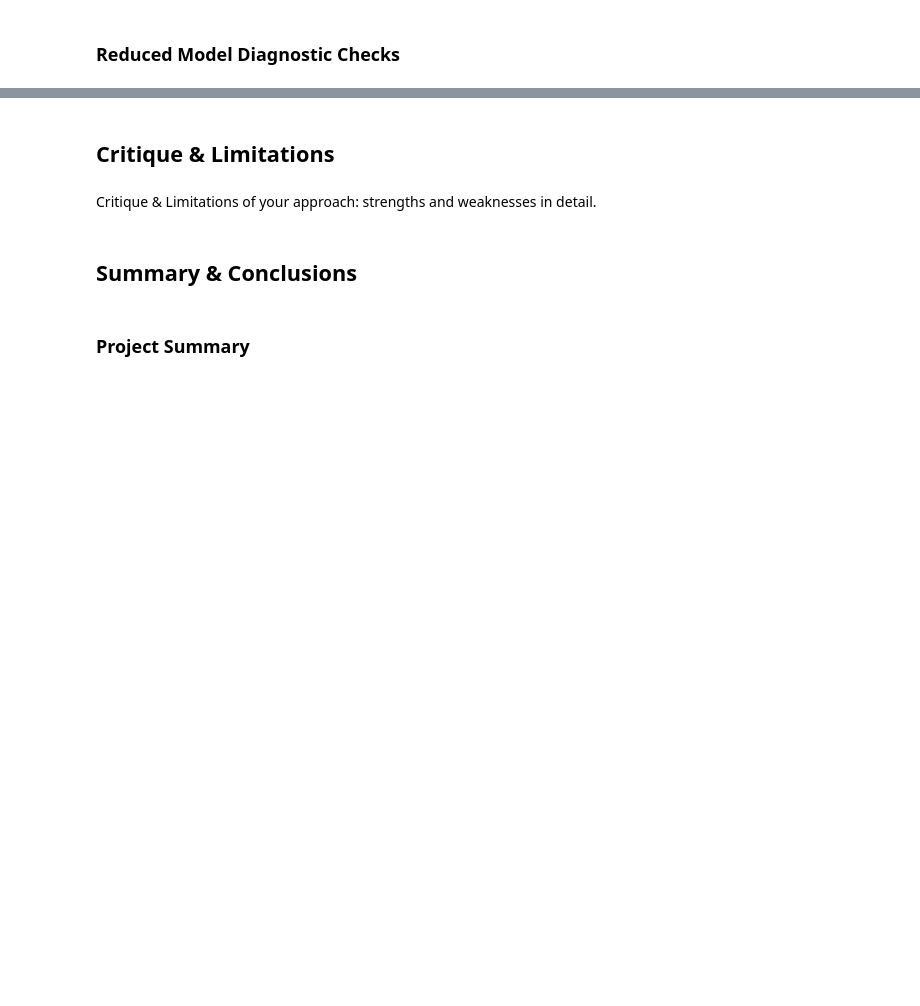
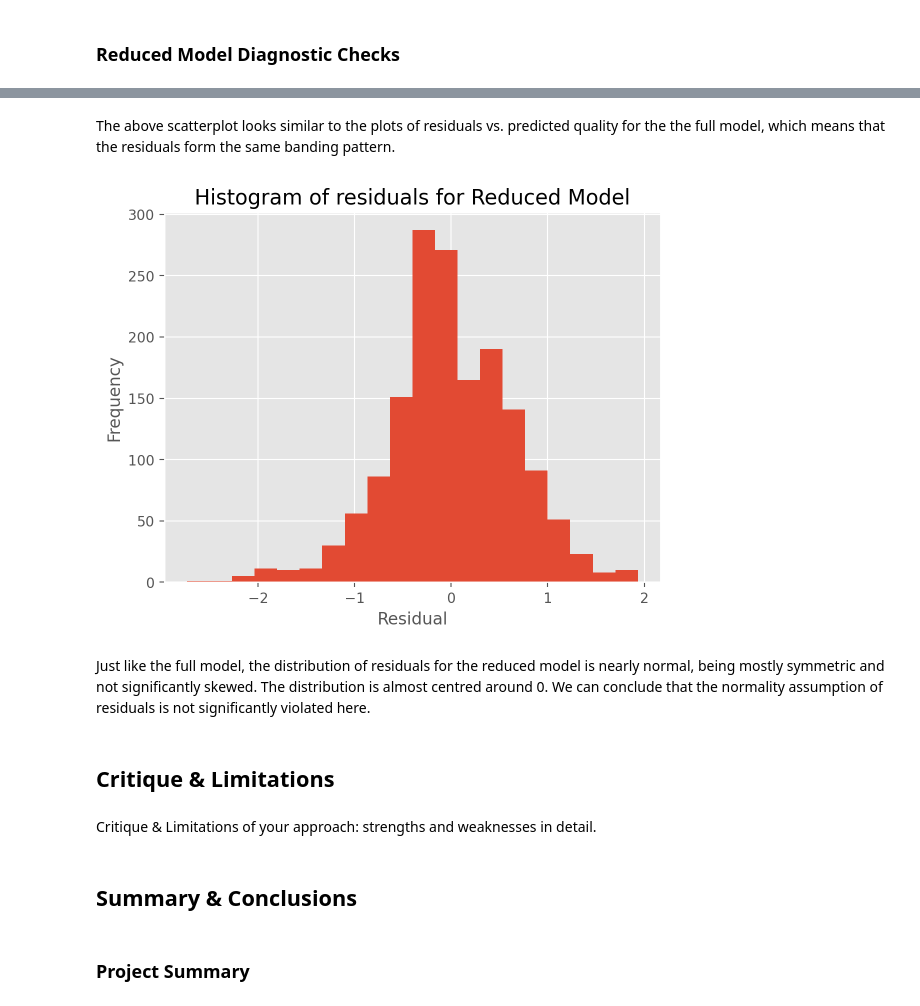
Before and after one commit to Michael-s3943224/MATH2412-Assignment, a Jupyter notebook: Phase2_Group21.ipynb, the cells around one changed output, grey strips where cells are left out. Saved outputs shown, nothing was run; the diff lists cells and outputs as text; code cells hidden in the pictures; blank space fills up the shorter version.

```diff
--- a/Phase2_Group21.ipynb
+++ b/Phase2_Group21.ipynb
@@ -299,3 +335,15 @@ You need to check whether there are indications of violations of the regression
+# %% [markdown]
+The above scatterplot looks similar to the plots of residuals vs. predicted quality for the the full model, which means that the residuals form the same banding pattern.
+# %%
+plt.hist(residuals_reduced['residual'], bins = 20);
+plt.xlabel('Residual');
+plt.ylabel('Frequency');
+plt.title('Histogram of residuals for Reduced Model', fontsize = 15)
+plt.show();
+# %% [output]
+[figure, added]
+# %% [markdown]
+Just like the full model, the distribution of residuals for the reduced model is nearly normal, being mostly symmetric and not significantly skewed. The distribution is almost centred around 0. We can conclude that the normality assumption of residuals is not significantly violated here.
 # %% [markdown]
 ## Critique & Limitations <a id='cl'></a>
 # %% [markdown]
```
Also changed, not shown: parts of 17 cells of this notebook.
